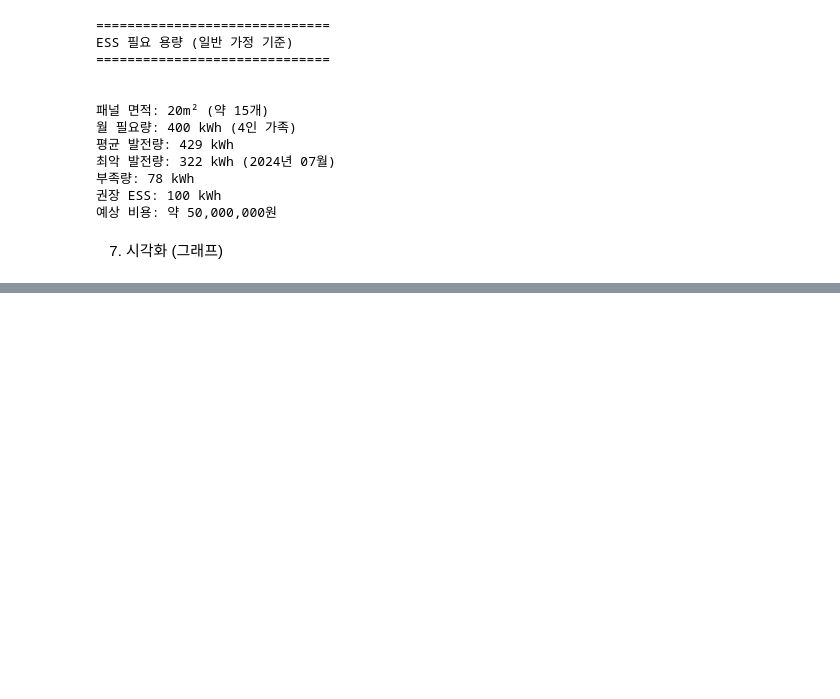
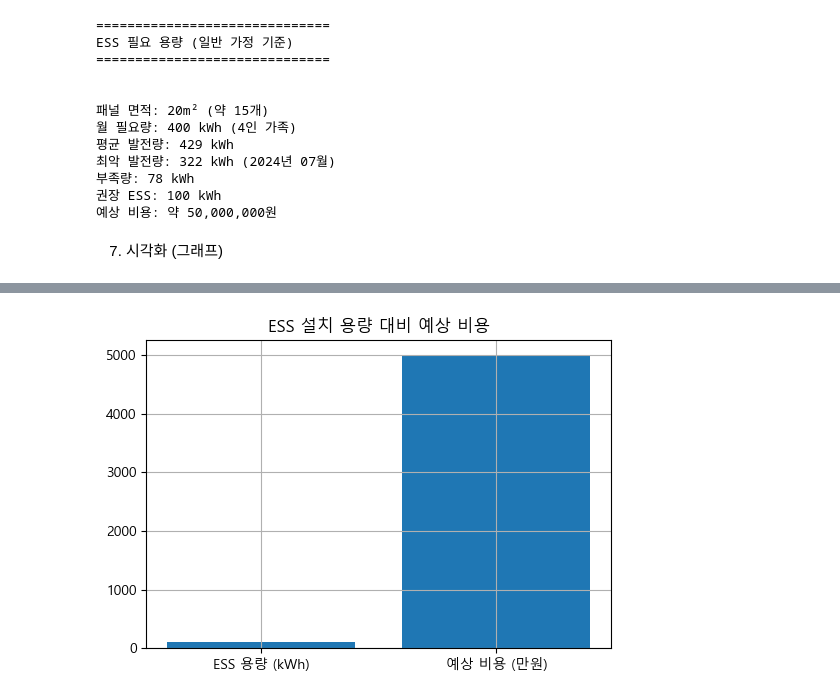
Before and after one commit to Subin928/RE_data_project, a Jupyter notebook: RE_data_project_idea.ipynb, the cells around one changed output, grey strips where cells are left out. Drawn from its saved outputs; the diff is of its cells as text; code cells hidden in the pictures; blank space fills up the shorter version.

```diff
--- a/RE_data_project_idea.ipynb
+++ b/RE_data_project_idea.ipynb
@@ -274,0 +325,16 @@ ESS 필요 용량 (일반 가정 기준)
+# %%
+# ESS 설치 용량 대비 예상 비용
+
+plt.figure(figsize=(6, 4))
+
+plt.bar(
+    ['ESS 용량 (kWh)', '예상 비용 (만원)'],
+    [commercial, commercial * 50]
+)
+
+plt.title('ESS 설치 용량 대비 예상 비용')
+plt.grid(True)
+
+plt.show()
+# %% [output]
+[figure, added]
```
Also changed, not shown: parts of 3 cells of this notebook.
